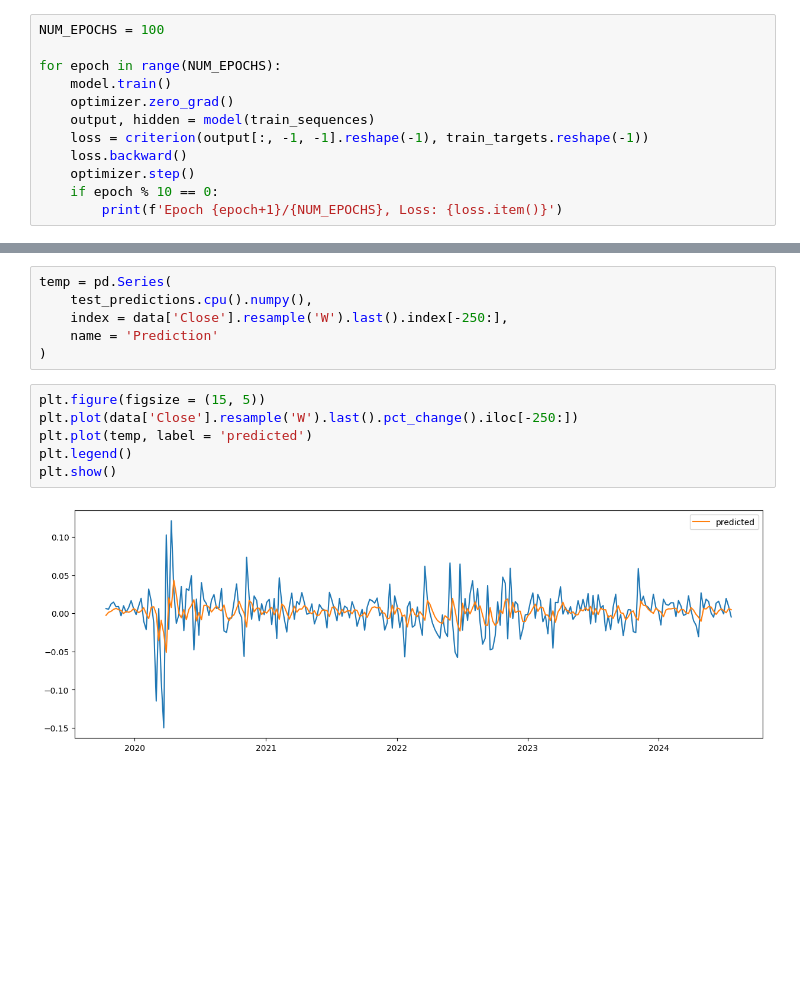
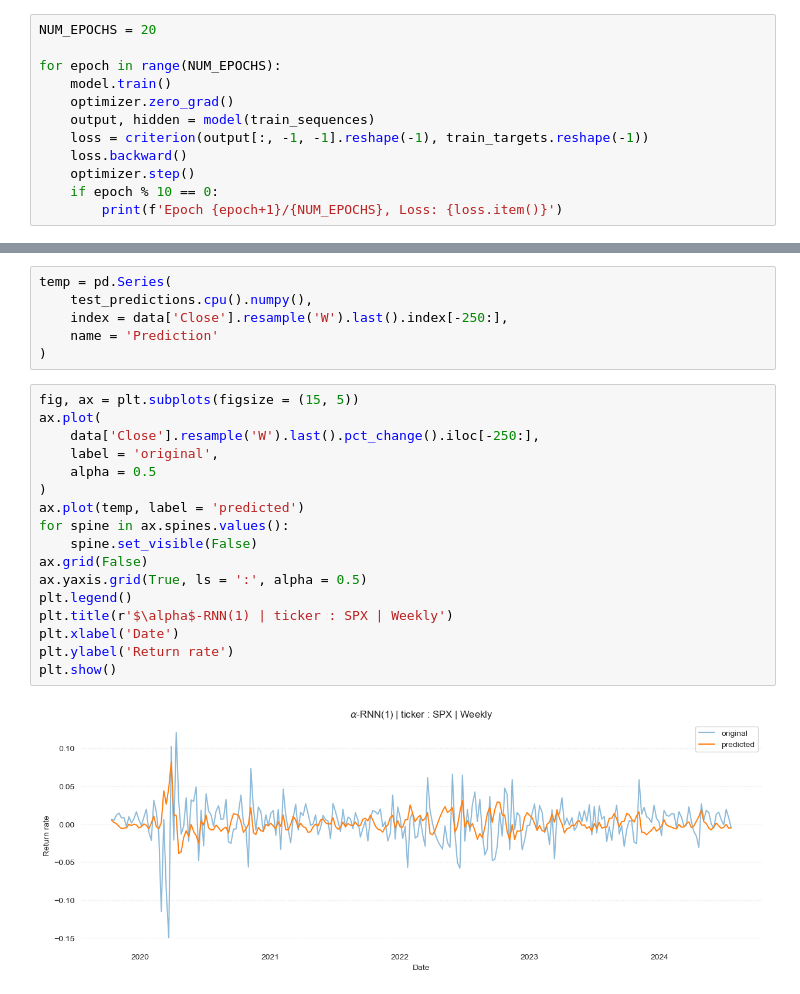
Before and after one commit to QuantifiSogang/2024MLforTimeSeries, a Jupyter notebook: 01BasicStatisticalModeling/04DeepLearningModels.ipynb, the cells around one changed output, grey strips where cells are left out. Drawn from its saved outputs; the diff is of its cells as text; blank space fills up the shorter version.

```diff
--- a/01BasicStatisticalModeling/04DeepLearningModels.ipynb
+++ b/01BasicStatisticalModeling/04DeepLearningModels.ipynb
@@ -102,7 +97,7 @@ model = AlphaRNN(input_size, hidden_size, num_layers)
 criterion = nn.MSELoss()
 optimizer = torch.optim.Adam(model.parameters(), lr = 0.001)
 # %%
-NUM_EPOCHS = 100
+NUM_EPOCHS = 20
 
 for epoch in range(NUM_EPOCHS):
     model.train()
@@ -137,10 +124,21 @@ temp = pd.Series(
     name = 'Prediction'
 )
 # %%
-plt.figure(figsize = (15, 5))
-plt.plot(data['Close'].resample('W').last().pct_change().iloc[-250:])
-plt.plot(temp, label = 'predicted')
+fig, ax = plt.subplots(figsize = (15, 5))
+ax.plot(
+    data['Close'].resample('W').last().pct_change().iloc[-250:],
+    label = 'original',
+    alpha = 0.5
+)
+ax.plot(temp, label = 'predicted')
+for spine in ax.spines.values():
+    spine.set_visible(False)
+ax.grid(False)
+ax.yaxis.grid(True, ls = ':', alpha = 0.5)
 plt.legend()
+plt.title(r'$\alpha$-RNN(1) | ticker : SPX | Weekly')
+plt.xlabel('Date')
+plt.ylabel('Return rate')
 plt.show()
 # %% [output]
-[figure, old version]
+[figure, new version]
```
Also changed, not shown: parts of 19 cells of this notebook, 2 other files.
